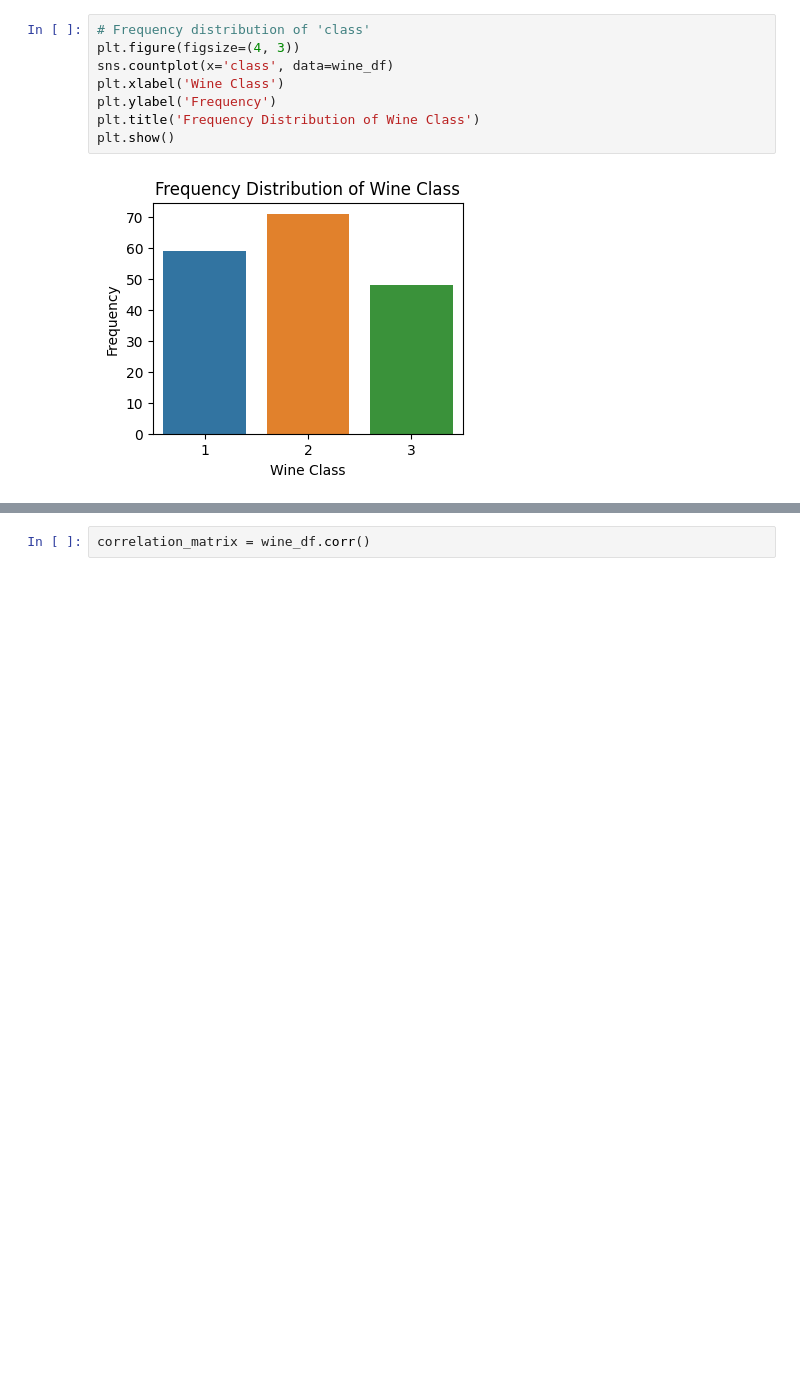
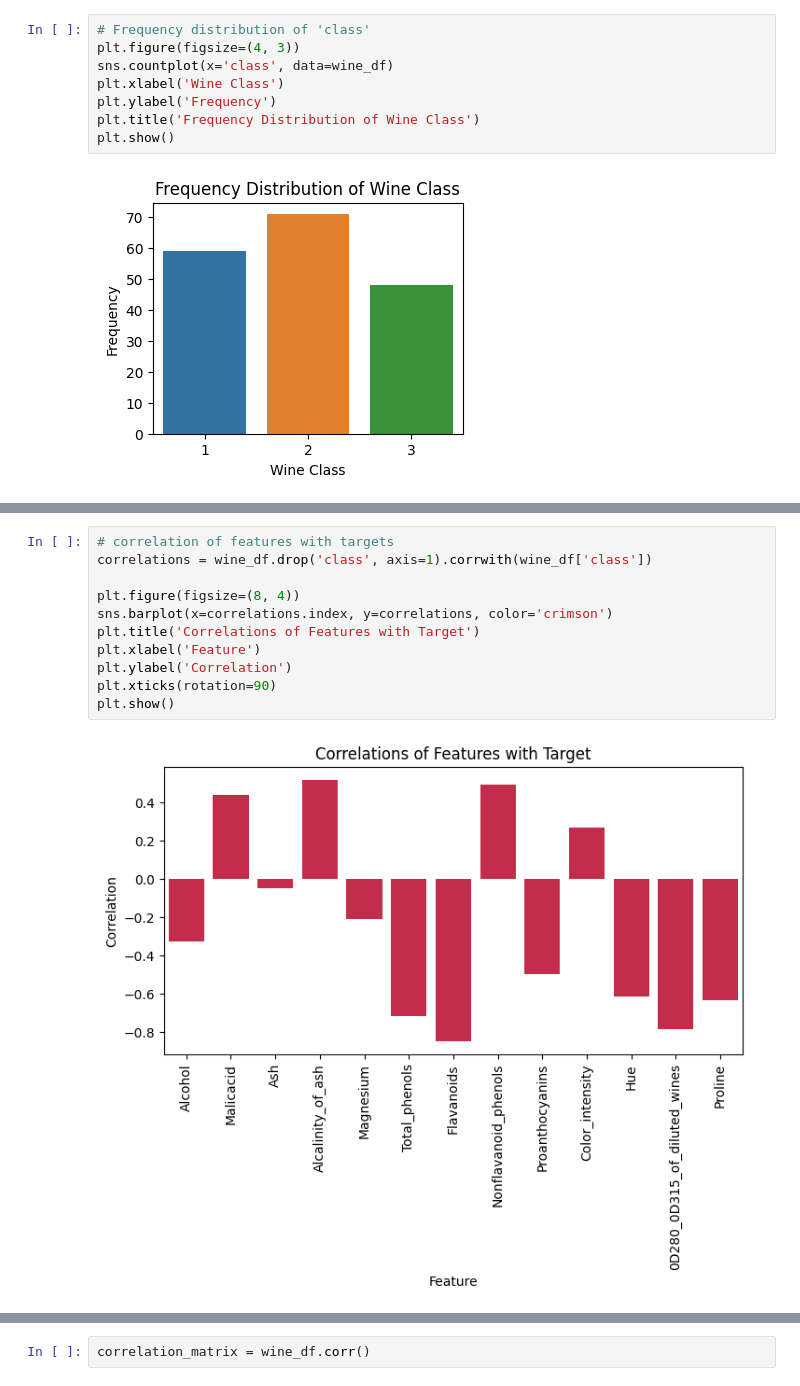
Before and after one commit to j-c-carr/Real-Estate-and-Wine-Quality-Prediction, a Jupyter notebook: data_analysis/wine_analysis.ipynb, the cells around one changed output, grey strips where cells are left out. Saved outputs shown, nothing was run; the diff lists cells and outputs as text; blank space fills up the shorter version.

```diff
--- a/data_analysis/wine_analysis.ipynb
+++ b/data_analysis/wine_analysis.ipynb
@@ -142,0 +169,13 @@ plt.show()
+# %%
+# correlation of features with targets
+correlations = wine_df.drop('class', axis=1).corrwith(wine_df['class'])
+
+plt.figure(figsize=(8, 4))
+sns.barplot(x=correlations.index, y=correlations, color='crimson')
+plt.title('Correlations of Features with Target')
+plt.xlabel('Feature')
+plt.ylabel('Correlation')
+plt.xticks(rotation=90)
+plt.show()
+# %% [output]
+[figure, added]
```
Also changed, not shown: parts of 10 cells of this notebook.
